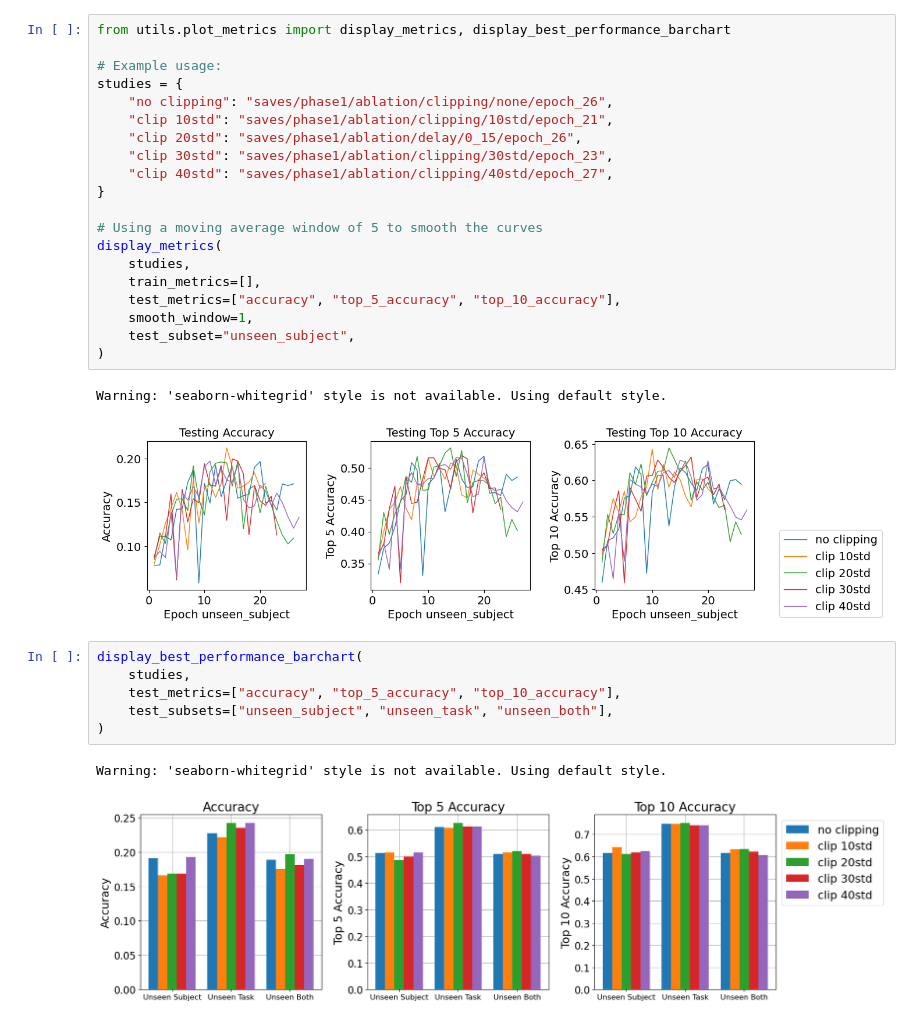
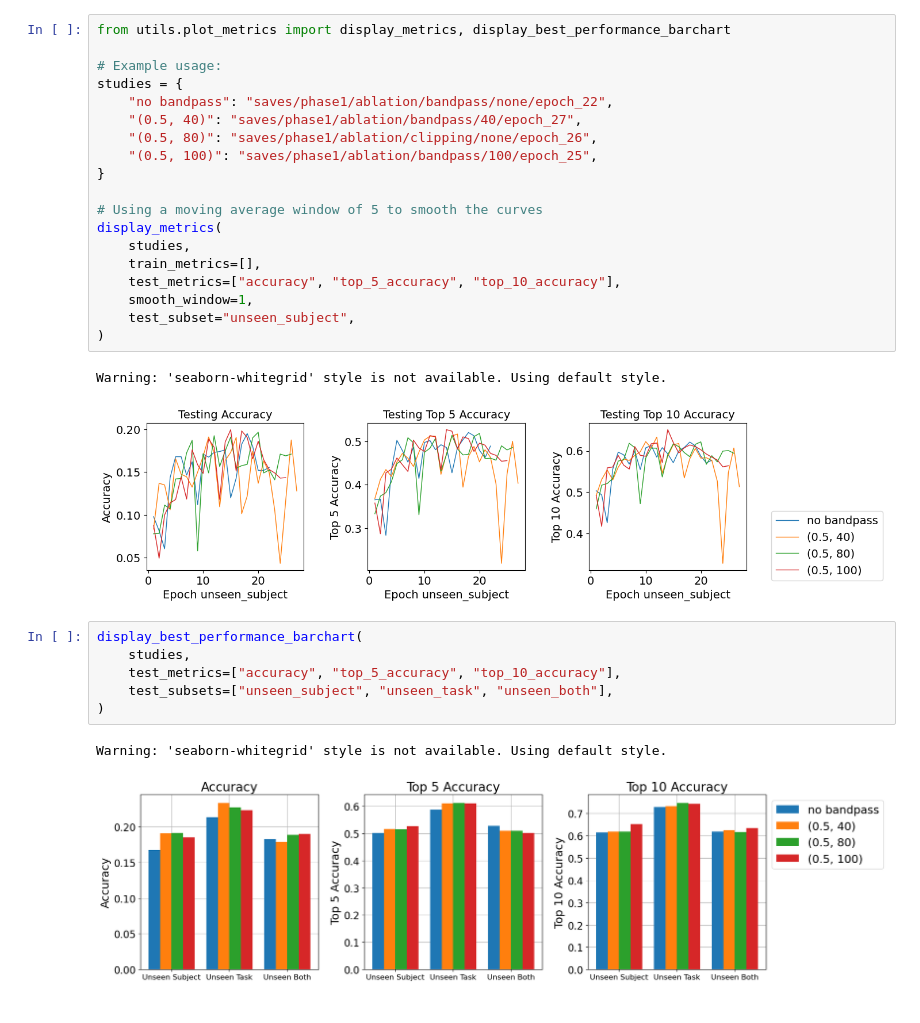
Before and after one commit to shsu04/brain-decoding, a Jupyter notebook: plot_metrics.ipynb, the cells around one changed output. Saved outputs shown, nothing was run; the diff lists cells and outputs as text.

```diff
--- a/plot_metrics.ipynb
+++ b/plot_metrics.ipynb
@@ -1,26 +1,25 @@
 # %%
 from utils.plot_metrics import display_metrics, display_best_performance_barchart
 
 # Example usage:
 studies = {
-    "no clipping": "saves/phase1/ablation/clipping/none/epoch_26",
-    "clip 10std": "saves/phase1/ablation/clipping/10std/epoch_21",
-    "clip 20std": "saves/phase1/ablation/delay/0_15/epoch_26",
-    "clip 30std": "saves/phase1/ablation/clipping/30std/epoch_23",
-    "clip 40std": "saves/phase1/ablation/clipping/40std/epoch_27",
+    "no bandpass": "saves/phase1/ablation/bandpass/none/epoch_22",
+    "(0.5, 40)": "saves/phase1/ablation/bandpass/40/epoch_27",
+    "(0.5, 80)": "saves/phase1/ablation/clipping/none/epoch_26",
+    "(0.5, 100)": "saves/phase1/ablation/bandpass/100/epoch_25",
 }
 
 # Using a moving average window of 5 to smooth the curves
 display_metrics(
     studies,
     train_metrics=[],
     test_metrics=["accuracy", "top_5_accuracy", "top_10_accuracy"],
     smooth_window=1,
     test_subset="unseen_subject",
 )
 # %% [output]
 Warning: 'seaborn-whitegrid' style is not available. Using default style.
-[figure, old version]
+[figure, new version]
 # %%
 display_best_performance_barchart(
     studies,
@@ -29,4 +28,4 @@ display_best_performance_barchart(
 )
 # %% [output]
 Warning: 'seaborn-whitegrid' style is not available. Using default style.
-[figure, old version]
+[figure, new version]
```
Also changed, not shown: 3 other files.
